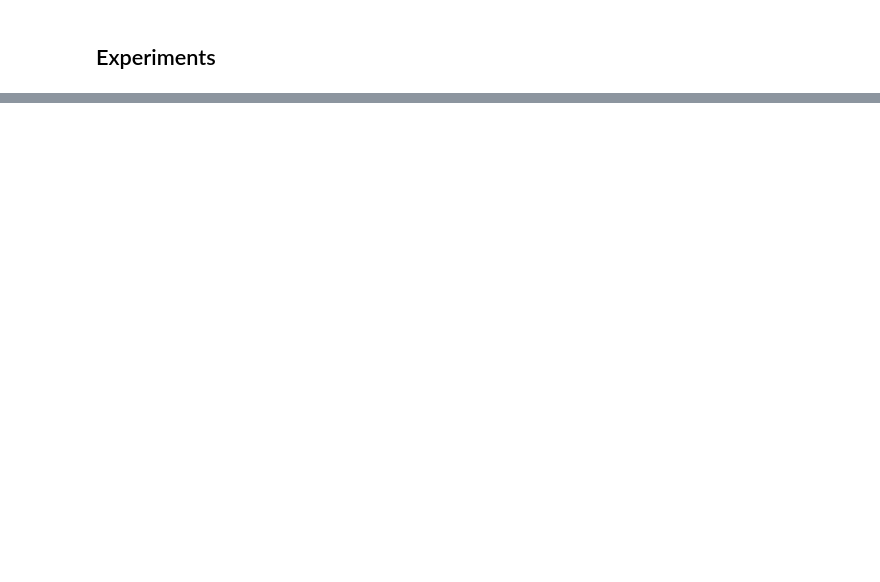
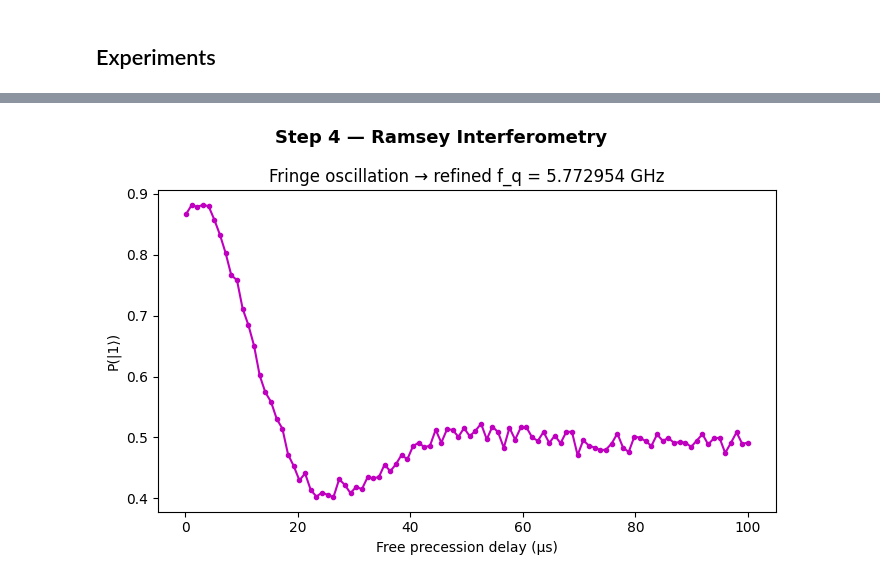
Before and after one commit to bhumikatanikonda/ZturingMachine, a Jupyter notebook: preparatory tasks.ipynb, the cells around one changed output, grey strips where cells are left out. Cells and saved outputs as stored; diff of their text form; code cells hidden in the pictures; blank space fills up the shorter version.

```diff
--- a/preparatory tasks.ipynb
+++ b/preparatory tasks.ipynb
@@ -626,7 +639,7 @@ evolve_times, P1, f_measured, f_q_precise = ramsey(
     amp_pi2=amp_pi2,
     detuning = 1e6,
     evolve_start = 0.1e-6,
-    evolve_stop = 25e-6,
+    evolve_stop = 100e-6,
     n_points = 100,
     shots = 2000,
     pulse_length = 100e-9
@@ -644,3 +657,4 @@ ax.set_title(f"Fringe oscillation → refined f_q = {f_q_precise/1e9:.6f} GHz")
 plt.tight_layout()
 plt.savefig("step4_ramsey.png", dpi=150)
 plt.show()
+# %% [output]
@@ -646,0 +676 @@ plt.show()
+[figure, added]
```
Also changed, not shown: parts of 6 cells of this notebook.
